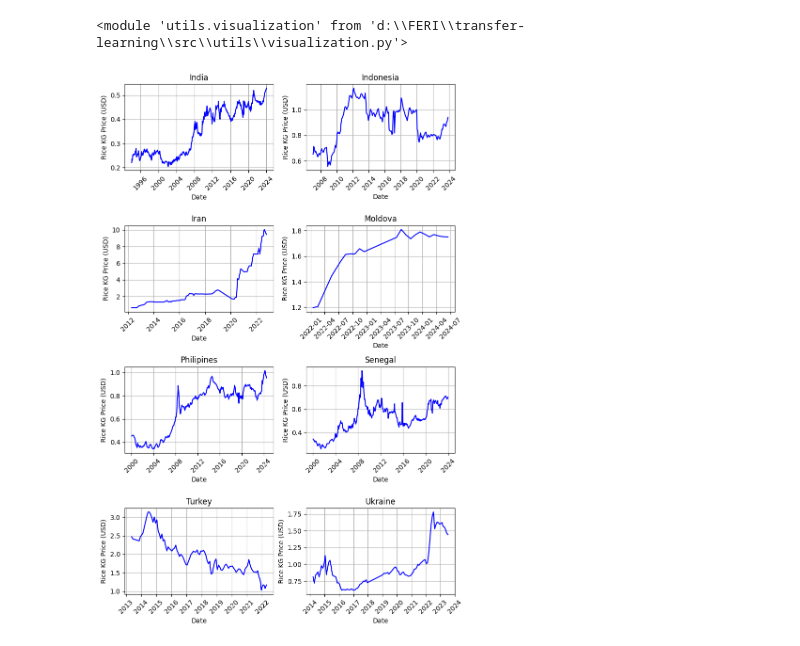
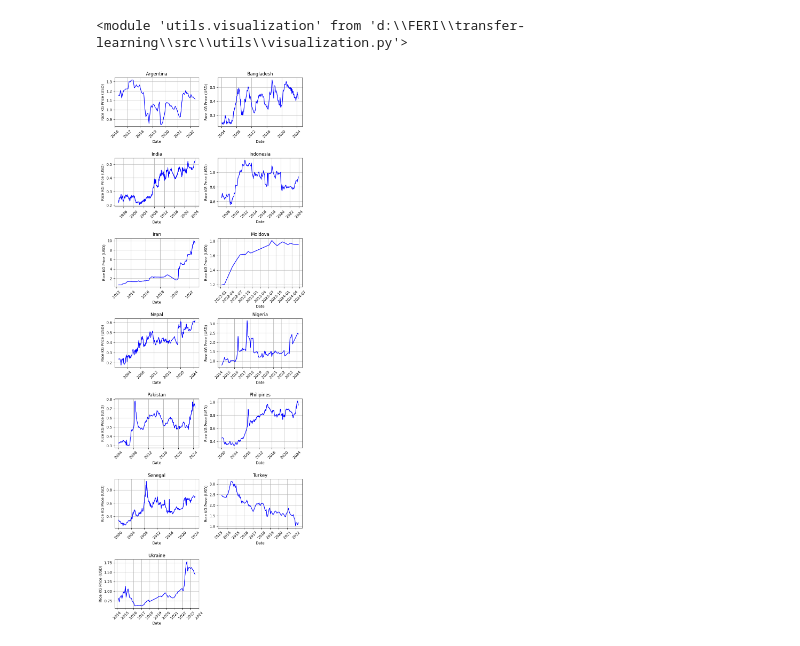
Before and after one commit to JanaJankovic/transfer-learning, a Jupyter notebook: src/data.ipynb, the cells around one changed output. Cells and saved outputs as stored; diff of their text form; code cells hidden in the pictures.

```diff
--- a/src/data.ipynb
+++ b/src/data.ipynb
@@ -21,6 +21,6 @@ for dataset in datasets:
     df.to_csv(dataset['processed'], index=False)
     dfs.append(df)
 # %%
-vis.plot_line_charts(dfs, 'date', 'usdprice', ['India', 'Indonesia', 'Iran', 'Moldova', 'Philipines', 'Senegal', 'Turkey', 'Ukraine'], 'Date', 'Rice KG Price (USD)')
+vis.plot_line_charts(dfs, 'date', 'usdprice', ['Argentina', 'Bangladesh' ,'India', 'Indonesia', 'Iran', 'Moldova', 'Nepal' , 'Nigeria', 'Pakistan' ,'Philipines', 'Senegal', 'Turkey', 'Ukraine'], 'Date', 'Rice KG Price (USD)')
 # %% [output]
-[figure, old version]
+[figure, new version]
```
Also changed, not shown: 38 other files.
